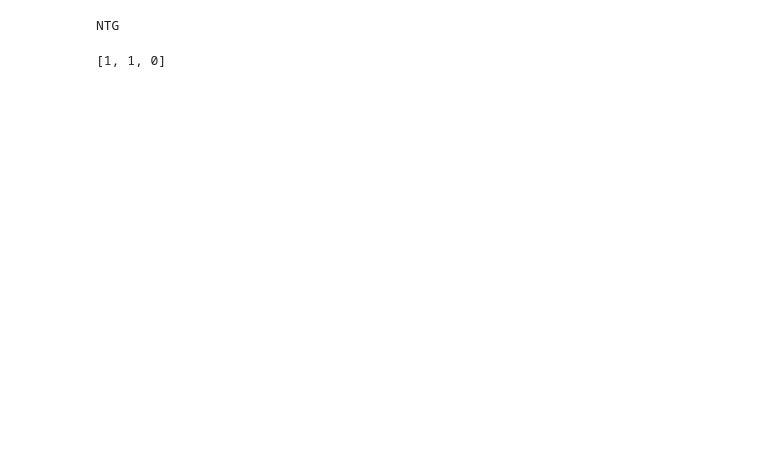
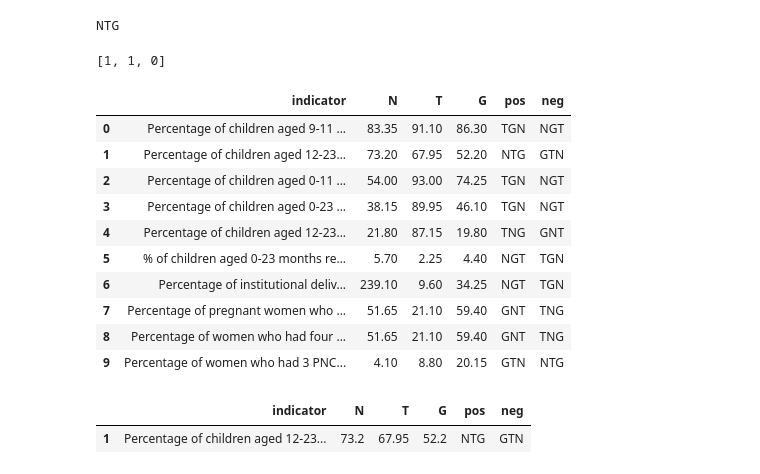
Before and after one commit to kaushu42/everest-hack-the-end, a Jupyter notebook: notebooks/Untitled.ipynb, the cells around one changed output. Saved outputs shown, nothing was run; the diff lists cells and outputs as text; code cells hidden in the pictures; blank space fills up the shorter version.

```diff
--- a/notebooks/Untitled.ipynb
+++ b/notebooks/Untitled.ipynb
@@ -374,3 +401,24 @@ a = [1,1,0]
 print(sorted(a,reverse=True))
 # %% [output]
 [1, 1, 0]
+# %%
+indi_df = pd.read_csv("../dataset/indicator.csv")
+# %%
+indi_df
+# %% [output]
+|  | indicator | N | T | G | pos | neg |
+| 0 | Percentage of children aged 9-11 ... | 83.35 | 91.10 | 86.30 | TGN | NGT |
+| 1 | Percentage of children aged 12-23... | 73.20 | 67.95 | 52.20 | NTG | GTN |
+| 2 | Percentage of children aged 0-11 ... | 54.00 | 93.00 | 74.25 | TGN | NGT |
+| 3 | Percentage of children aged 0-23 ... | 38.15 | 89.95 | 46.10 | TGN | NGT |
+| 4 | Percentage of children aged 12-23... | 21.80 | 87.15 | 19.80 | TNG | GNT |
+| 5 | % of children aged 0-23 months re... | 5.70 | 2.25 | 4.40 | NGT | TGN |
+| 6 | Percentage of institutional deliv... | 239.10 | 9.60 | 34.25 | NGT | TGN |
+| 7 | Percentage of pregnant women who ... | 51.65 | 21.10 | 59.40 | GNT | TNG |
+| 8 | Percentage of women who had four ... | 51.65 | 21.10 | 59.40 | GNT | TNG |
+| 9 | Percentage of women who had 3 PNC... | 4.10 | 8.80 | 20.15 | GTN | NTG |
+# %%
+indi_df[indi_df['pos'] == 'NTG']
+# %% [output]
+|  | indicator | N | T | G | pos | neg |
+| 1 | Percentage of children aged 12-23... | 73.2 | 67.95 | 52.2 | NTG | GTN |
```
Also changed, not shown: parts of 11 cells of this notebook, 1 other file.
